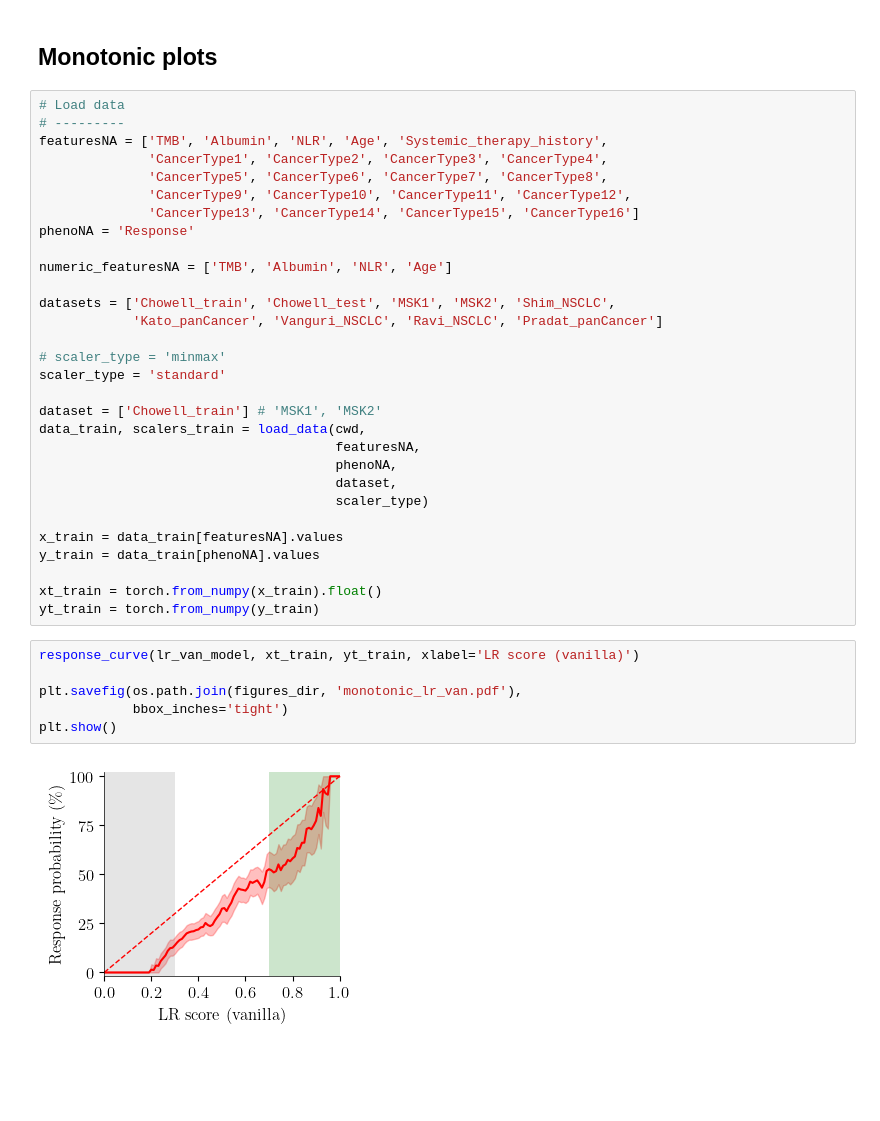
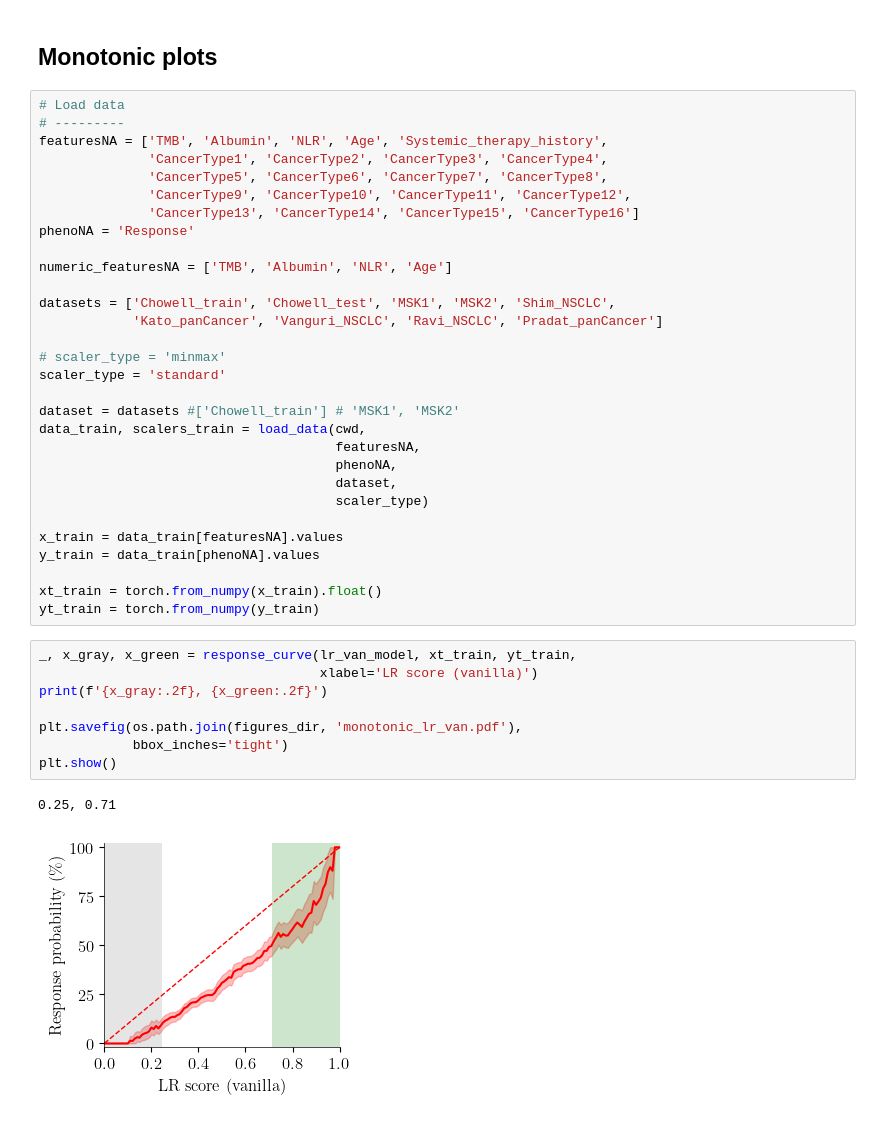
Before and after one commit to joserapa98/tns4loris, a Jupyter notebook: interpretability/interpretability.ipynb, the cells around one changed output. Cells and saved outputs as stored; diff of their text form; blank space fills up the shorter version.

```diff
--- a/interpretability/interpretability.ipynb
+++ b/interpretability/interpretability.ipynb
@@ -1215,7 +1533,7 @@ datasets = ['Chowell_train', 'Chowell_test', 'MSK1', 'MSK2', 'Shim_NSCLC',
 # scaler_type = 'minmax'
 scaler_type = 'standard'
 
-dataset = ['Chowell_train'] # 'MSK1', 'MSK2'
+dataset = datasets #['Chowell_train'] # 'MSK1', 'MSK2'
 data_train, scalers_train = load_data(cwd,
                                       featuresNA,
                                       phenoNA,
@@ -1228,11 +1546,14 @@ y_train = data_train[phenoNA].values
 xt_train = torch.from_numpy(x_train).float()
 yt_train = torch.from_numpy(y_train)
 # %%
-response_curve(lr_van_model, xt_train, yt_train, xlabel='LR score (vanilla)')
+_, x_gray, x_green = response_curve(lr_van_model, xt_train, yt_train,
+                                    xlabel='LR score (vanilla)')
+print(f'{x_gray:.2f}, {x_green:.2f}')
 
 plt.savefig(os.path.join(figures_dir, 'monotonic_lr_van.pdf'),
             bbox_inches='tight')
 plt.show()
 # %% [output]
+0.25, 0.71
-[figure, old version]
+[figure, new version]
 # %%
```
Also changed, not shown: parts of 45 cells of this notebook, 8 other files.
